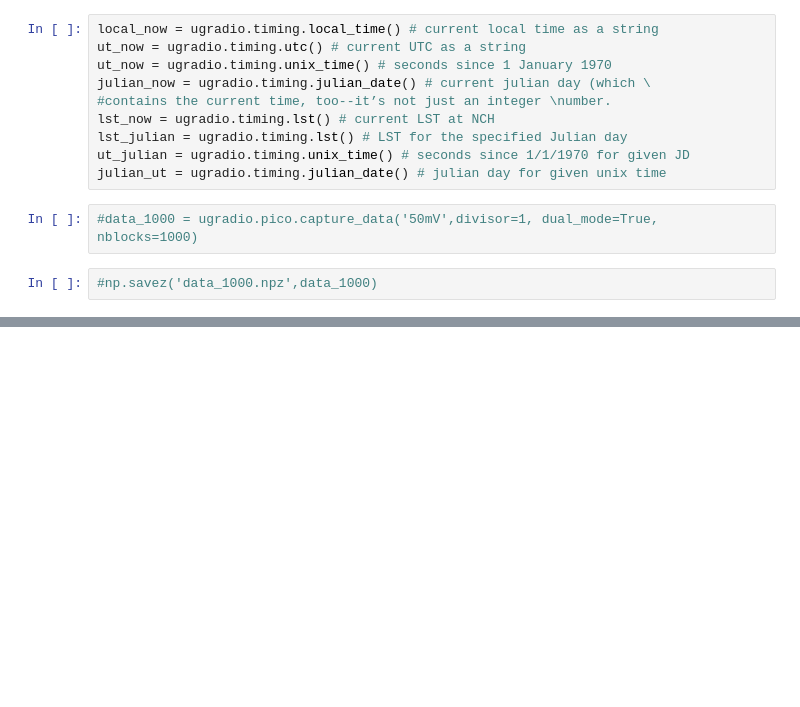
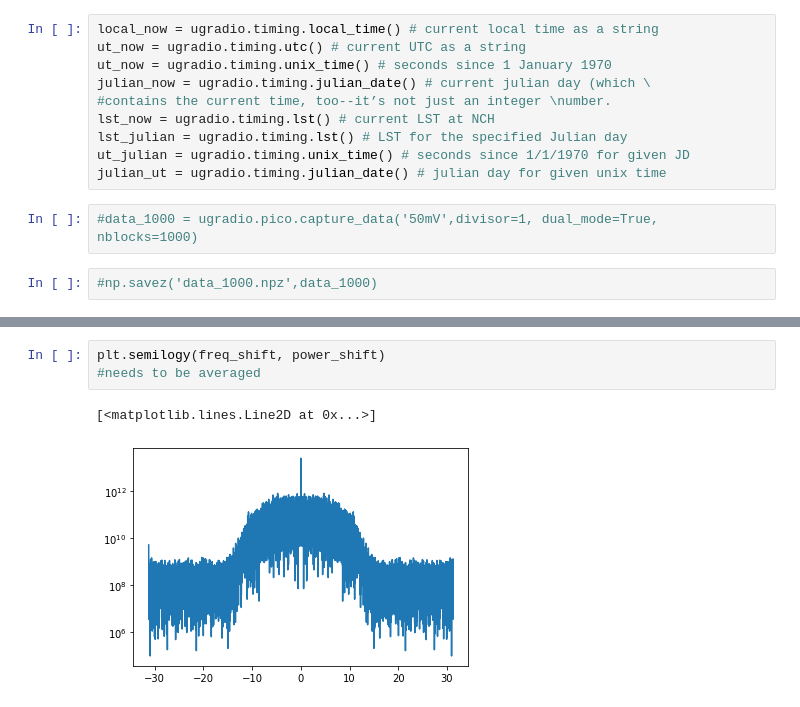
Before and after one commit to melrusso8/Radio-Group-Repo, a Jupyter notebook: LAB 2/Olivia/1000 data collection.ipynb, the cells around one changed output, grey strips where cells are left out. Cells and saved outputs as stored; diff of their text form; blank space fills up the shorter version.

```diff
--- a/LAB 2/Olivia/1000 data collection.ipynb
+++ b/LAB 2/Olivia/1000 data collection.ipynb
@@ -42,0 +46,6 @@ olivia-salaben
+# %%
+plt.semilogy(freq_shift, power_shift)
+#needs to be averaged
+# %% [output]
+[<matplotlib.lines.Line2D at 0x...>]
+[figure, added]
```
Also changed, not shown: parts of 11 cells of this notebook.
